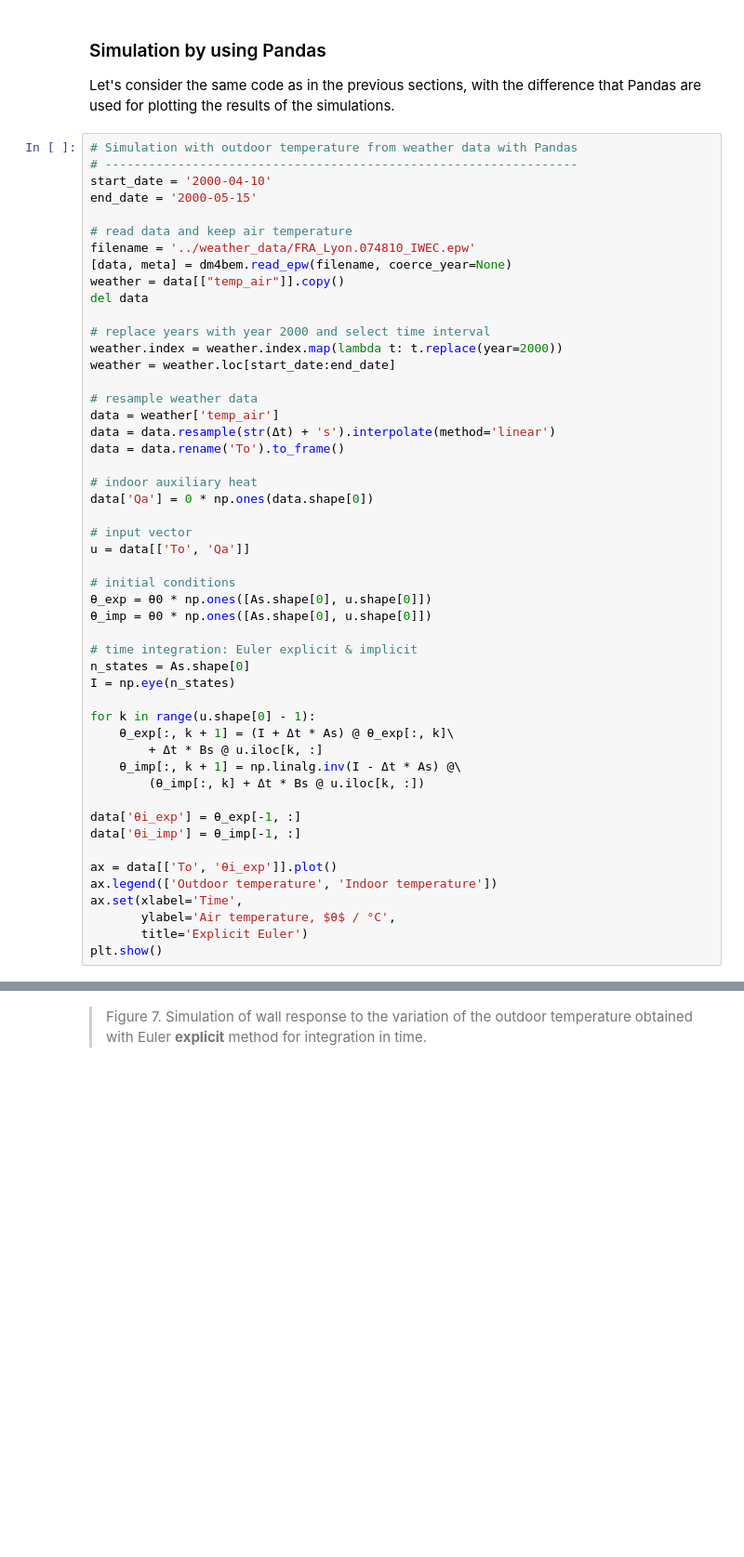
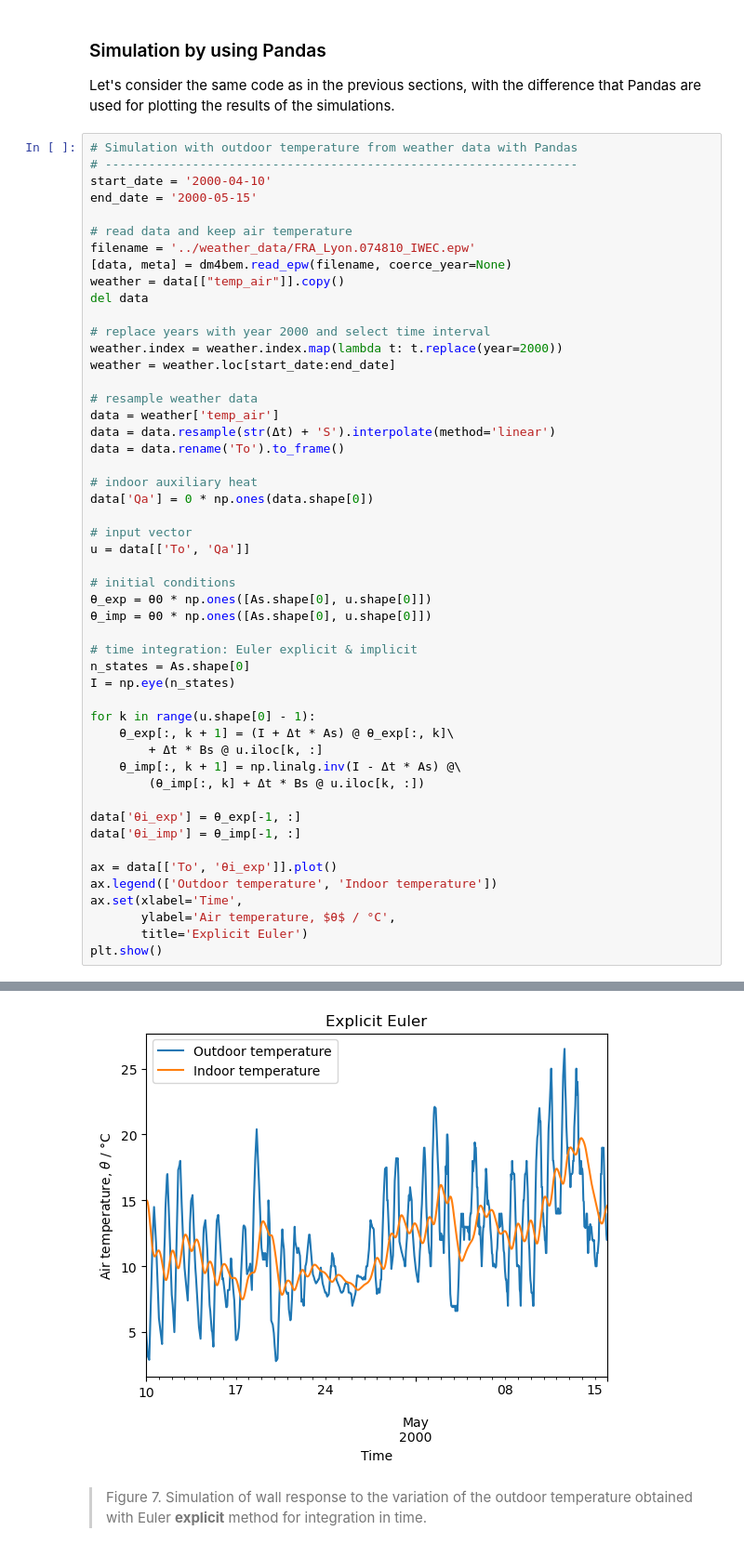
Before and after one commit to cghiaus/dm4bem_book, a Jupyter notebook: _sources/tutorials/02_1Wall.ipynb, the cells around one changed output, grey strips where cells are left out. Shown at 93% size. Cells and saved outputs as stored; diff of their text form; blank space fills up the shorter version.

```diff
--- a/_sources/tutorials/02_1Wall.ipynb
+++ b/_sources/tutorials/02_1Wall.ipynb
@@ -813,7 +813,7 @@ weather = weather.loc[start_date:end_date]
 
 # resample weather data
 data = weather['temp_air']
-data = data.resample(str(Δt) + 's').interpolate(method='linear')
+data = data.resample(str(Δt) + 'S').interpolate(method='linear')
 data = data.rename('To').to_frame()
 
 # indoor auxiliary heat
@@ -850,3 +849,4 @@ ValueError: Invalid frequency: 360.0s
+[figure, added]
 # %% [markdown]
 > Figure 7. Simulation of wall response to the variation of the outdoor temperature obtained with Euler **explicit** method for integration in time.
 # %%
```
Also changed, not shown: parts of 2 cells of this notebook, 21 other files.
